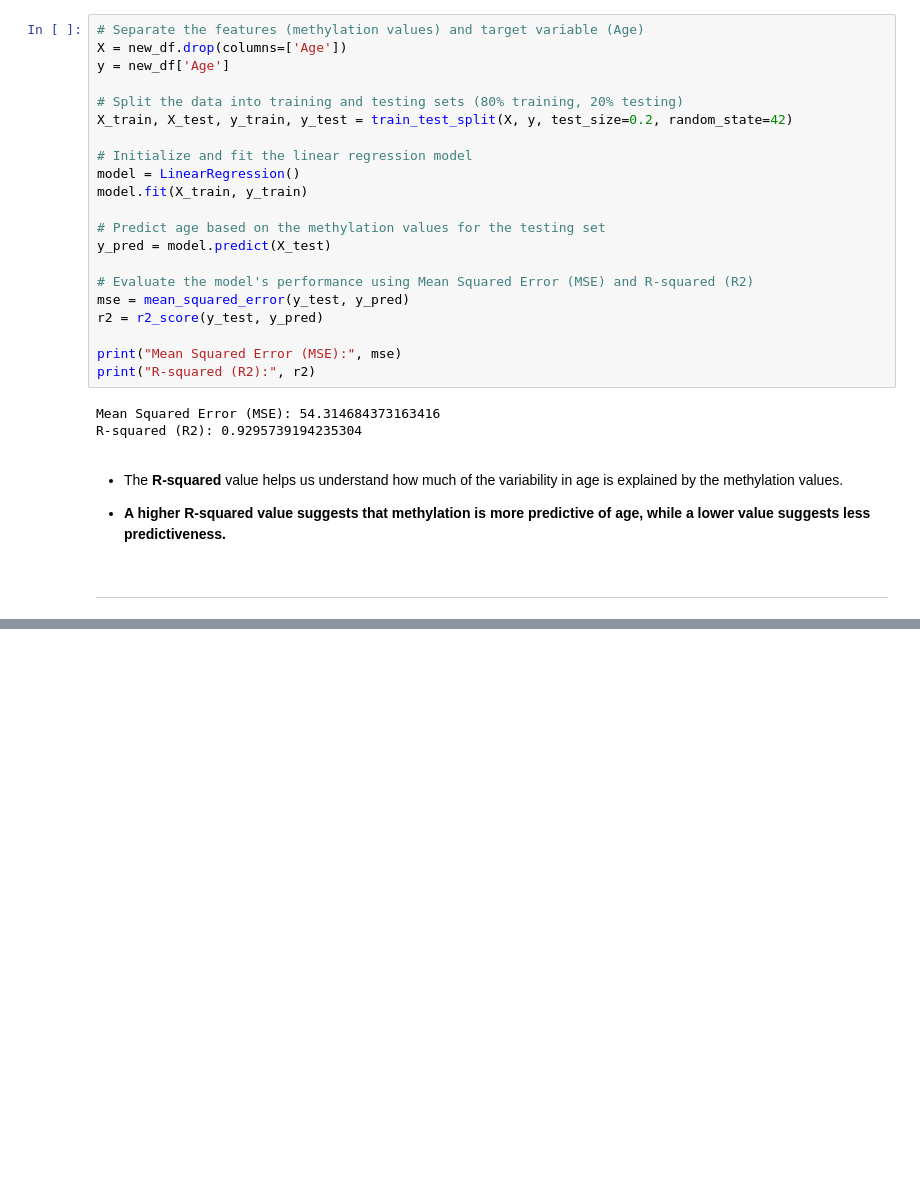
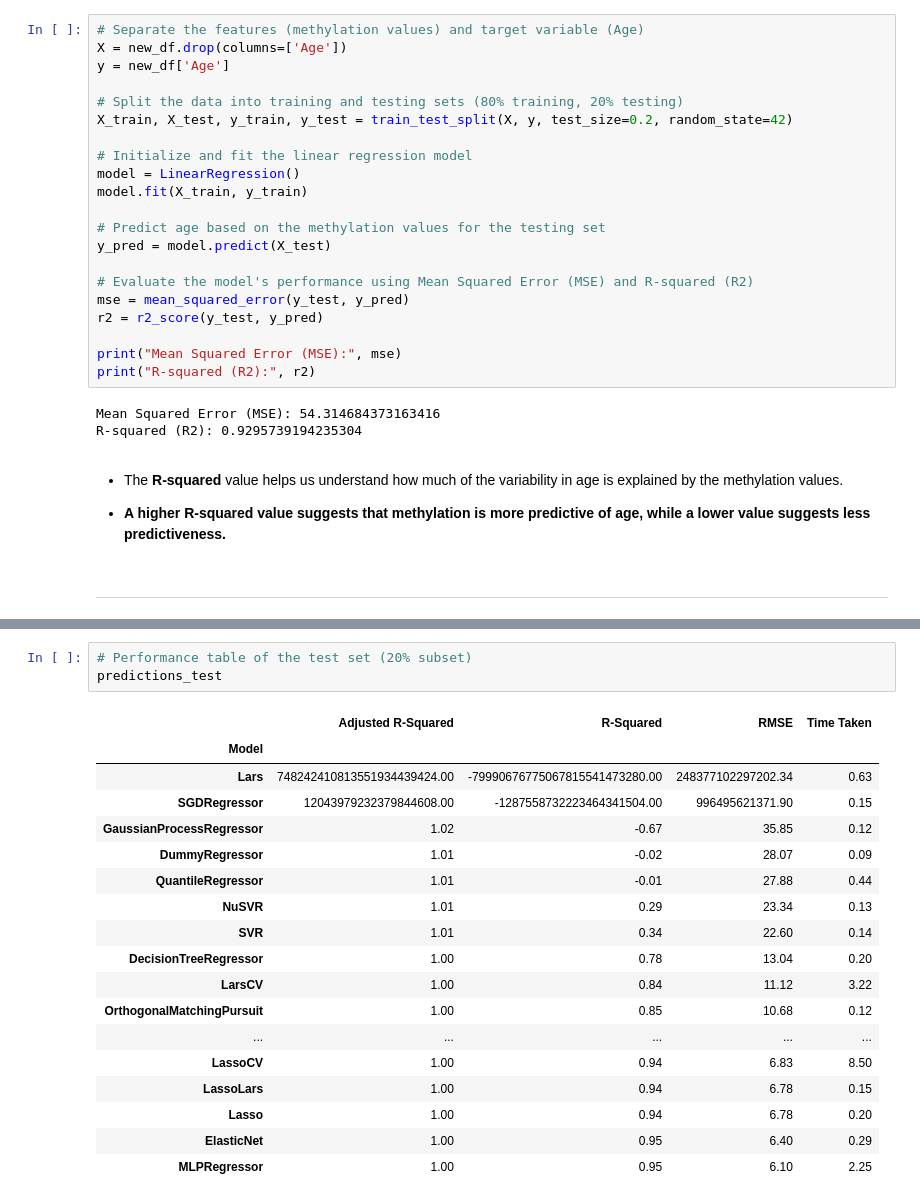
Before and after one commit to ajits-github/Machine_Learning_In_Bioinformatics, a Jupyter notebook: Machine_Learning_in_Bioinformatics.ipynb, the cells around one changed output, grey strips where cells are left out. Saved outputs shown, nothing was run; the diff lists cells and outputs as text; blank space fills up the shorter version.

```diff
--- a/Machine_Learning_in_Bioinformatics.ipynb
+++ b/Machine_Learning_in_Bioinformatics.ipynb
@@ -415,0 +479,22 @@ R-squared (R2): 0.9295739194235304
+# %%
+# Performance table of the test set (20% subset)
+predictions_test
+# %% [output]
+|  | Adjusted R-Squared | R-Squared | RMSE | Time Taken |
+| Model |  |  |  |  |
+| Lars | 748242410813551934439424.00 | -79990676775067815541473280.00 | 248377102297202.34 | 0.63 |
+| SGDRegressor | 12043979232379844608.00 | -1287558732223464341504.00 | 996495621371.90 | 0.15 |
+| GaussianProcessRegressor | 1.02 | -0.67 | 35.85 | 0.12 |
+| DummyRegressor | 1.01 | -0.02 | 28.07 | 0.09 |
+| QuantileRegressor | 1.01 | -0.01 | 27.88 | 0.44 |
+| NuSVR | 1.01 | 0.29 | 23.34 | 0.13 |
+| SVR | 1.01 | 0.34 | 22.60 | 0.14 |
+| DecisionTreeRegressor | 1.00 | 0.78 | 13.04 | 0.20 |
+| LarsCV | 1.00 | 0.84 | 11.12 | 3.22 |
+| OrthogonalMatchingPursuit | 1.00 | 0.85 | 10.68 | 0.12 |
+| ... | ... | ... | ... | ... |
+| LassoCV | 1.00 | 0.94 | 6.83 | 8.50 |
+| LassoLars | 1.00 | 0.94 | 6.78 | 0.15 |
+| Lasso | 1.00 | 0.94 | 6.78 | 0.20 |
+| ElasticNet | 1.00 | 0.95 | 6.40 | 0.29 |
+| MLPRegressor | 1.00 | 0.95 | 6.10 | 2.25 |
```
Also changed, not shown: parts of 6 cells of this notebook.
